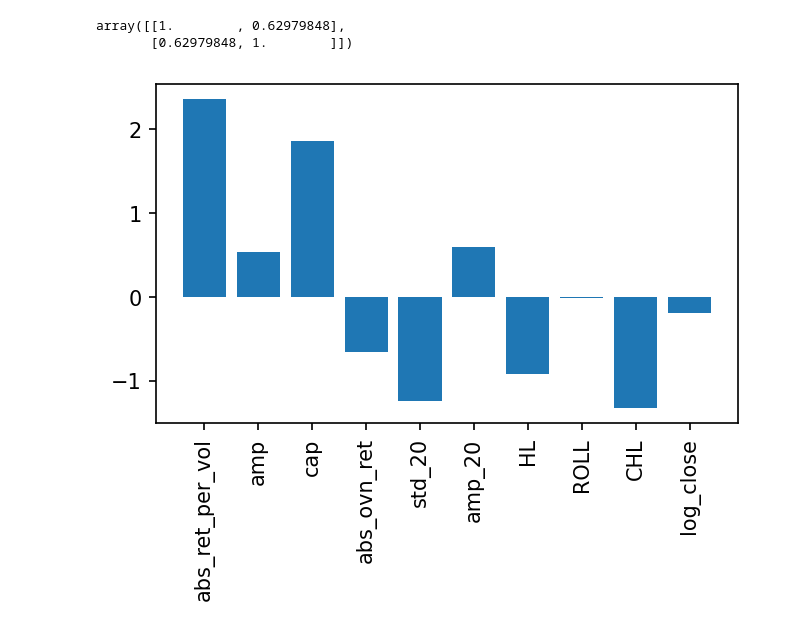
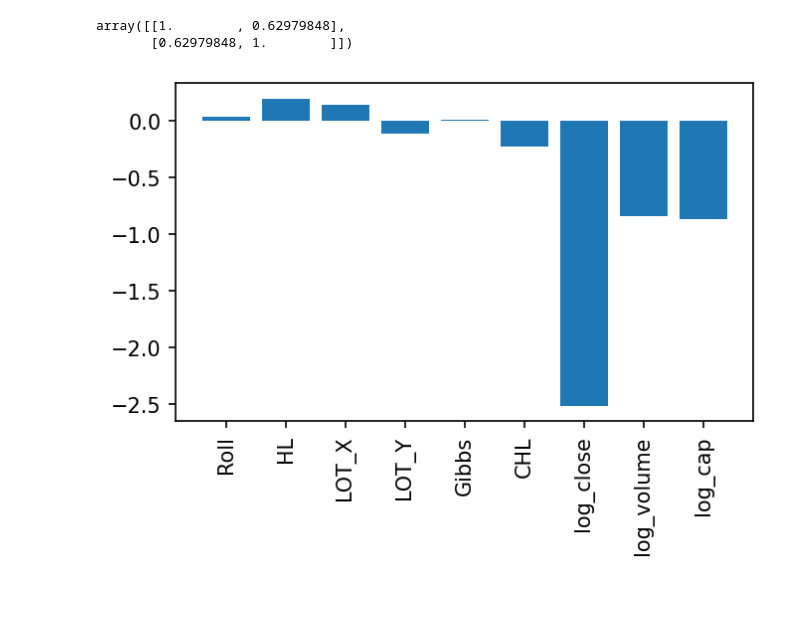
Before and after one commit to GYMS-PKU/Low-Frequency-Spread-Estimator, a Jupyter notebook: notebook/特征相关性.ipynb, the cells around one changed output. Cells and saved outputs as stored; diff of their text form; code cells hidden in the pictures; blank space fills up the shorter version.

```diff
--- a/notebook/特征相关性.ipynb
+++ b/notebook/特征相关性.ipynb
@@ -291,7 +233,6 @@ array([[1.        , 0.97814828, 0.2927334 , 0.95827788, 0.98621244,
 # %%
-fea_se = [0, 4, 5, 8]
-fea_se = [i for i in range(10)]
-X = sm.add_constant(x_spread[:, fea_se])
+# fea_se = [0, 1, 2, 3, 4, 5, 7, 10, 11]
+X = sm.add_constant(x_spread)
 model = sm.OLS(y_spread*100,X)
 res = model.fit()
 res.summary()
@@ -388,7 +332,9 @@ corr_mat_rela /= len(x)
 # %%
 x_rela = np.vstack([xx.cpu().numpy() for xx in x])
 y_rela = np.vstack([xx.cpu().numpy() for xx in y])
-# x_rela[:, [0,1,3,4,5]] *= -1
+x_rela[np.isnan(x_rela)] = 0
+x_rela = x_rela[:, [0, 1, 2, 3, 4, 5, 7, 10, 11]]
+
 
 
 # 奇异值分解
@@ -407,7 +353,4 @@ vif arg:  [4 3 9 2 6 5 8 1 7 0]
 # %%
-fea_names = [ 'abs_ret_per_vol', 'amp', 'cap',
-             'abs_ovn_ret', 'std_20', 'amp_20', 'HL', 'ROLL', 'CHL', 'log_close']
-
 plt.figure(dpi=150)
 plt.xticks(np.arange(len(fea_names)), labels=fea_names,
                      rotation=45, rotation_mode="anchor", ha="right")
@@ -430,8 +366,6 @@ array([[ 1.        ,  0.05399018,  0.04886773, -0.42439205],
 # %%
-fea_se = [2,4,5,9]
-fea_se = [i for i in range(10)]
-fea_se = [2]
-X = sm.add_constant(x_rela[:,fea_se])
+
+X = sm.add_constant(x_rela)
 model = sm.OLS(y_rela*10000,X)
 res = model.fit()
 res.summary()
@@ -472,17 +414,10 @@ array([[1.        , 0.62979848],
 # %%
 plt.figure(figsize=(5,3),dpi=150)
 tmp = res.params[1:]
-# tmp[0] *= -1
-# tmp[1] *= -1
-# tmp[3] *= -1
-# tmp[4] *= -1
-# tmp[5] *= -1
 
-# tmp[1] *= -1
-# tmp[2] *= -1
-plt.bar(np.array(fea_names)[fea_se], tmp)
+plt.bar(np.array(fea_names), tmp)
 plt.xticks(rotation=90)
 
 plt.show()
 # %% [output]
-[figure, old version]
+[figure, new version]
```
Also changed, not shown: parts of 16 cells of this notebook, 3 other files.
